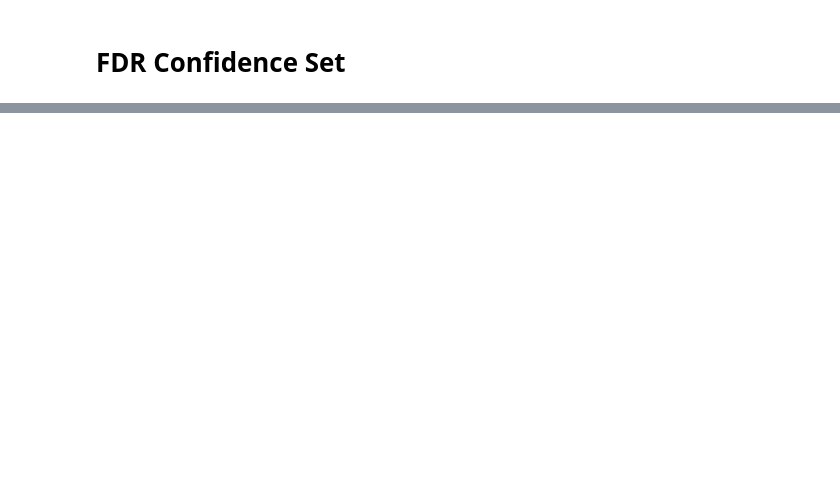
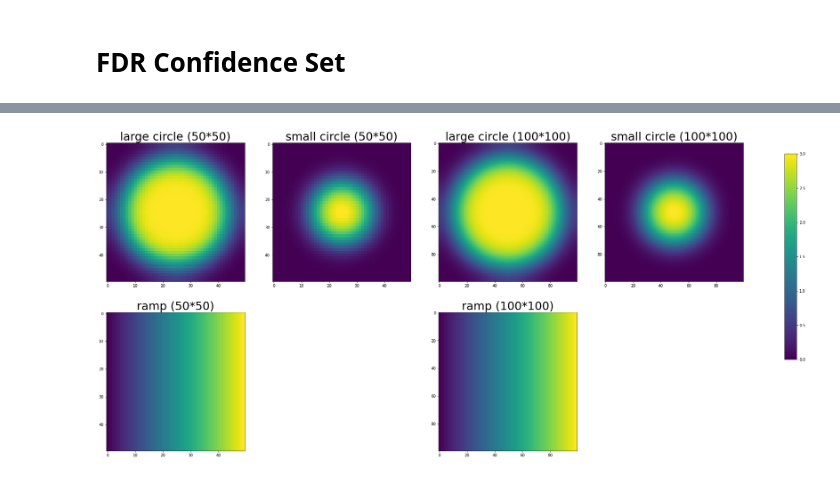
Before and after one commit to HowonRyu/ConfidenceSet, a Jupyter notebook: example/Independent_Studies_2023Winter.ipynb, the cells around one changed output, grey strips where cells are left out. Saved outputs shown, nothing was run; the diff lists cells and outputs as text; code cells hidden in the pictures; blank space fills up the shorter version.

```diff
--- a/example/Independent_Studies_2023Winter.ipynb
+++ b/example/Independent_Studies_2023Winter.ipynb
@@ -658,0 +317,91 @@ No inference on upper/lower confidence set (no rejection from BH)
+# %%
+dim_100 = (80,100,100)
+dim_50 = (80, 50, 50)
+std = 5
+mag = 3
+
+spec_cir_l50 = {'r':0.8, 'std':std, 'mag':mag, 'fwhm_noise':0, 'fwhm_signal':10 }
+spec_cir_s50 = {'r':0.45, 'std':std, 'mag':mag, 'fwhm_noise':0, 'fwhm_signal':10 }
+spec_cir_l100 = {'r':0.8, 'std':std,'mag':mag, 'fwhm_noise':0, 'fwhm_signal':10*2 }
+spec_cir_s100 = {'r':0.45, 'std':std,'mag':mag, 'fwhm_noise':0, 'fwhm_signal':10*2 }
+spec_cir_l50_smth = {'r':0.8, 'std':std,'mag':mag, 'fwhm_noise':3, 'fwhm_signal':10 }
+spec_cir_s50_smth = {'r':0.45, 'std':std,'mag':mag, 'fwhm_noise':3, 'fwhm_signal':10 }
+spec_cir_l100_smth = {'r':0.8, 'std':std,'mag':mag, 'fwhm_noise':3*2, 'fwhm_signal':10*2 }
+spec_cir_s100_smth = {'r':0.45, 'std':std,'mag':mag, 'fwhm_noise':3*2, 'fwhm_signal':10*2 }
+
+#circular
+circular_l, mu_circular_l = circular_2D(dim=dim_50, shape_spec=spec_cir_l50)
+circular_s, mu_circular_s = circular_2D(dim=dim_50, shape_spec=spec_cir_s50)
+circular_l100, mu_circular_l100 = circular_2D(dim=dim_100, shape_spec=spec_cir_l100)
+circular_s100, mu_circular_s100 = circular_2D(dim=dim_100, shape_spec=spec_cir_s100)
+circular_l_smth, mu_circular_l_smth = circular_2D(dim=dim_50, shape_spec=spec_cir_l50_smth)
+circular_s_smth, mu_circular_s_smth = circular_2D(dim=dim_50, shape_spec=spec_cir_s50_smth)
+circular_l100_smth, mu_circular_l100_smth = circular_2D(dim=dim_100, shape_spec=spec_cir_l100_smth)
+circular_s100_smth, mu_circular_s100_smth = circular_2D(dim=dim_100, shape_spec=spec_cir_s100_smth)
+
+#ramp
+ramp_50, mu_ramp_50 = ramp_2D(dim=dim_50, mag=(0,mag), direction=1, fwhm=0, std=std)
+ramp_50_smth, mu_ramp_50_smth = ramp_2D(dim=dim_50, mag=(0,mag), direction=1, fwhm=3, std=std)
+ramp_100, mu_ramp_100 = ramp_2D(dim=dim_100, mag=(0,mag), direction=1, fwhm=0, std=5)
+ramp_100_smth, mu_ramp_100_smth = ramp_2D(dim=dim_100, mag=(0,mag), direction=1, fwhm=3*2, std=std)
+
+
+#plotting
+fig, axs = plt.subplots(2, 4, figsize=(30, 15))
+im = axs[0,0].imshow(mu_circular_l)
+axs[0,0].set_title("large circle (50*50)", fontsize = 30)
+#plt.colorbar(im00, ax=axs[0, 0])
+
+im = axs[0,1].imshow(mu_circular_s)
+axs[0,1].set_title("small circle (50*50)", fontsize = 30)
+#plt.colorbar(im01, ax=axs[0, 1])
+
+im = axs[0,2].imshow(mu_circular_l100)
+axs[0,2].set_title("large circle (100*100)", fontsize = 30)
+#plt.colorbar(im02, ax=axs[0, 2])
+
+im = axs[0,3].imshow(mu_circular_s100)
+axs[0,3].set_title("small circle (100*100)", fontsize = 30)
+#plt.colorbar(im03, ax=axs[0, 3])
+
+im = axs[1,0].imshow(mu_ramp_50)
+axs[1,0].set_title("ramp (50*50)", fontsize = 30)
+#plt.colorbar(im00, ax=axs[0, 0])
+
+im = axs[1,2].imshow(mu_ramp_100)
+axs[1,2].set_title("ramp (100*100)", fontsize = 30)
+#plt.colorbar(im01, ax=axs[0, 1])
+
+axs[1, 1].text(0.5, 0.5, s='',
+               fontsize = 20,horizontalalignment='center',
+     verticalalignment='center')
+axs[1, 1].set_axis_off()
+axs[1, 3].text(0.5, 0.5, s='',
+               fontsize = 20,horizontalalignment='center',
+     verticalalignment='center')
+axs[1, 3].set_axis_off()
+
+cbar_ax = fig.add_axes([0.95, 0.35, 0.015, 0.5])
+fig.colorbar(im, cax=cbar_ax)
+plt.show()
+
+
+
+
+fig, axs = plt.subplots(1, 2, figsize=(10, 7))
+
+
+im = axs[0].imshow(circular_l[0,:,:]-mu_circular_l)
+axs[0].set_title("uncorrelated noise", fontsize = 25)
+#plt.colorbar(im00, ax=axs[0, 0])
+
+im = axs[1].imshow(circular_l_smth[0,:,:]-mu_circular_l_smth)
+axs[1].set_title("smoothed noise", fontsize = 25)
+#plt.colorbar(im01, ax=axs[0, 1])
+
+
+cbar_ax = fig.add_axes([0.95, 0.25, 0.015, 0.5])
+fig.colorbar(im, cax=cbar_ax)
+plt.show()
+# %% [output]
+[figure, added]
```
Also changed, not shown: parts of 48 cells of this notebook.
